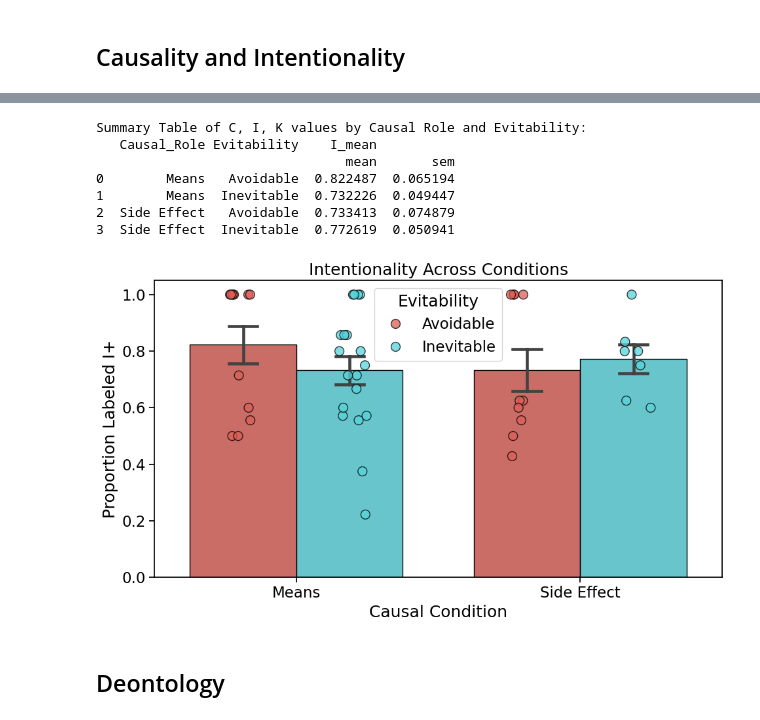
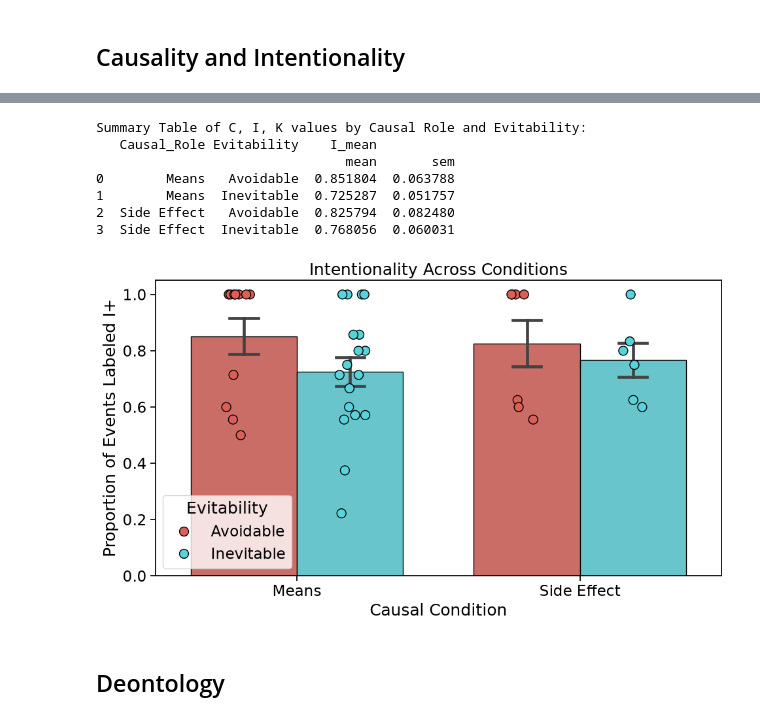
Before and after one commit to AIObjectives/graph_extract, a Jupyter notebook: analysis/nie/validate_annotation_AL.ipynb, the cells around one changed output, grey strips where cells are left out. Cells and saved outputs as stored; diff of their text form; code cells hidden in the pictures.

Commit message:
updated notebook to exclude badly labeled scenarios

```diff
--- a/analysis/nie/validate_annotation_AL.ipynb
+++ b/analysis/nie/validate_annotation_AL.ipynb
@@ -53,6 +56,11 @@ with open(scenarios_path / "nie_scenarios.json") as f:
     SCENARIO_LIST = json.load(f)
 
 SCENARIO_ID_LIST = [scenario["id"] for scenario in SCENARIO_LIST]
+
+SCENARIOS_TO_EXCLUDE = [36,42,43,40,47,56]
+
+
+SCENARIO_ID_LIST = [id for id in SCENARIO_ID_LIST if id not in SCENARIOS_TO_EXCLUDE]
 # %% [markdown]
 ## Causality and Intentionality
 # %%
@@ -166,14 +154,14 @@ print(summary_CIK_df.to_string())
 Summary Table of C, I, K values by Causal Role and Evitability:
    Causal_Role Evitability    I_mean
                                 mean       sem
-0        Means   Avoidable  0.822487  0.065194
-1        Means  Inevitable  0.732226  0.049447
-2  Side Effect   Avoidable  0.733413  0.074879
-3  Side Effect  Inevitable  0.772619  0.050941
+0        Means   Avoidable  0.851804  0.063788
+1        Means  Inevitable  0.725287  0.051757
+2  Side Effect   Avoidable  0.825794  0.082480
+3  Side Effect  Inevitable  0.768056  0.060031
 # %%
-analysis_utils.plot_bar_strip(df = sid_agg_df, x = "Causal_Role", y = "I_mean", hue= "Evitability",title = "Intentionality Across Conditions",xlabel = 'Causal Condition', ylabel = 'Proportion Labeled I+')
+analysis_utils.plot_bar_strip(df = sid_agg_df, x = "Causal_Role", y = "I_mean", hue= "Evitability",title = "Intentionality Across Conditions",xlabel = 'Causal Condition', ylabel = 'Proportion of Events Labeled I+')
 # %% [output]
-[figure, old version]
+[figure, new version]
 # %% [markdown]
 ## Deontology
 # %%
```
Also changed, not shown: parts of 6 cells of this notebook.
